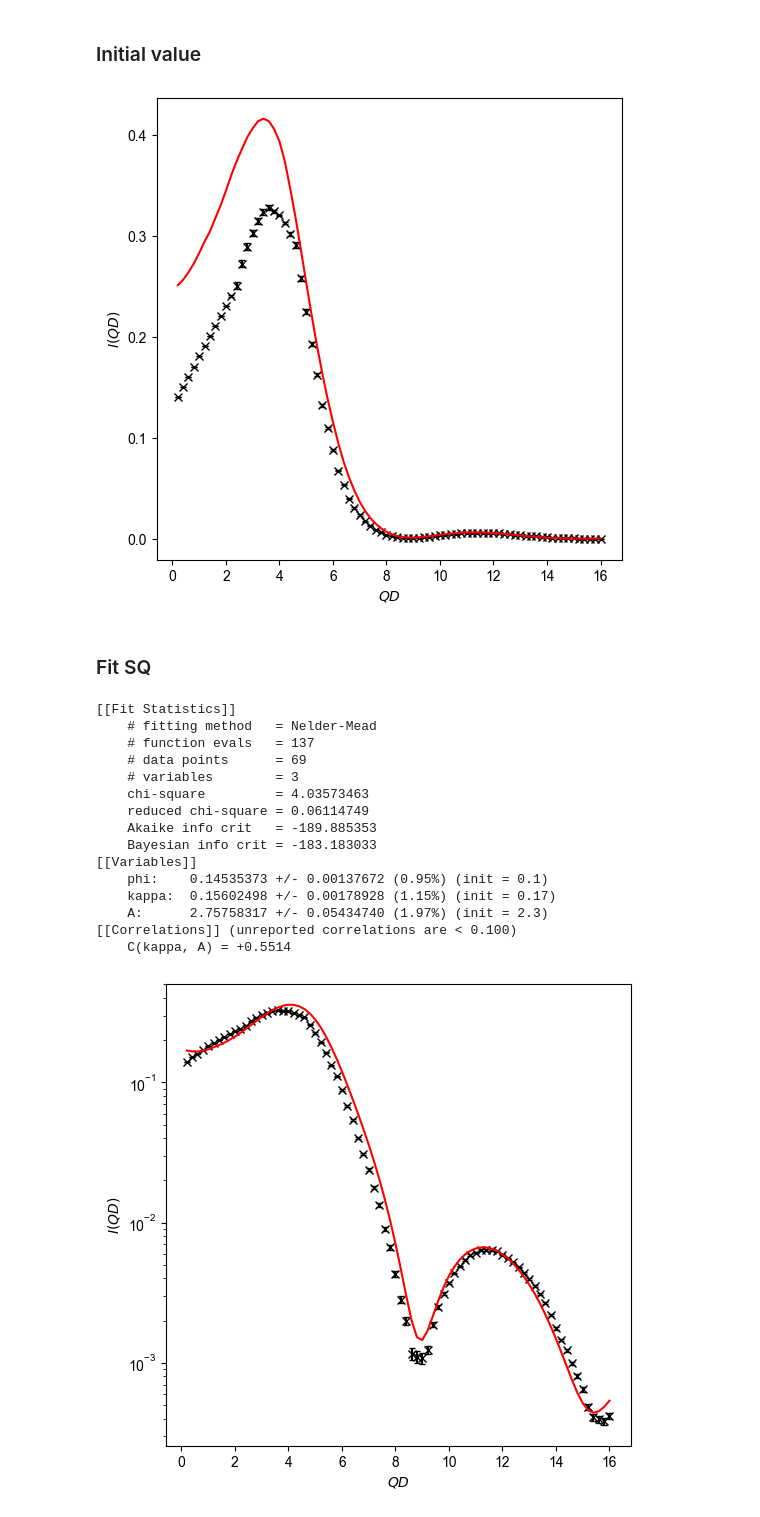
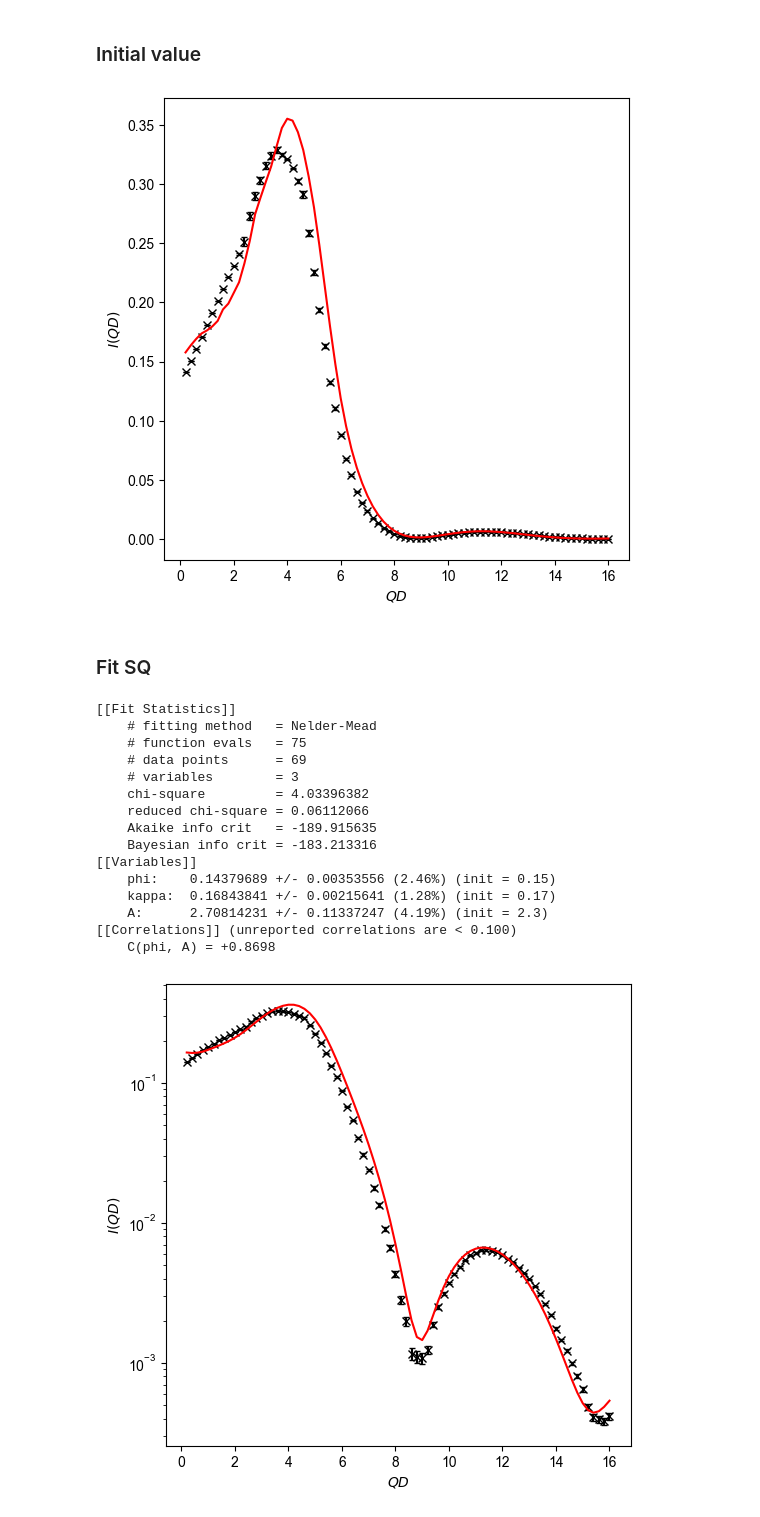
Before and after one commit to ch-tung/SQ_VAE, a Jupyter notebook: direct_param_SQ/silica/Fit_IQ_10_P_lmfit.ipynb, the cells around one changed output. Cells and saved outputs as stored; diff of their text form; code cells hidden in the pictures.

```diff
--- a/direct_param_SQ/silica/Fit_IQ_10_P_lmfit.ipynb
+++ b/direct_param_SQ/silica/Fit_IQ_10_P_lmfit.ipynb
@@ -507,8 +507,8 @@ def IQ_th(sq_func,fp):
     P = P_HS_eff(q,sigma=r_sigma, d_sigma=fp_opt_P['d_sigma'])
 
     # structure factor
-    # S = SQ_th(sq_func,fp)
-    S = savgol_filter(SQ_th(sq_func,fp), 11,2)
+    S = SQ_th(sq_func,fp)
+    S = savgol_filter(S,7,2)
 
     # I(Q)
     IQ = S*P#*fp_opt_I[0] + fp_opt_I[1]
@@ -536,6 +536,7 @@ def IQ_th_res(sq_func,fp):
 
     # structure factor
     S = SQ_th(sq_func,fp)
+    # S = savgol_filter(S, 11,2)
 
     # I(Q)
     IQ = S*P#*fp_opt_I[0] + fp_opt_I[1]
@@ -562,32 +563,32 @@ IQ_exp = IQ_rs.astype(np.float32)
 # %% [markdown]
 ### Initial value
 # %%
-fp_i =       [0.1,  0.17,   2.3,  1]
+fp_i =       [0.15,  0.17,   2.3,  1]
 fp_ubounds = (0.5,  0.5,   20,  1.1)
 fp_lbounds = (0.05, 0.05,  0.5, 0.9)
 fp_name = ['phi', 'kappa', 'A', 'r_sigma']
 
 params_S = Parameters()
 for i in range(3):
     params_S.add(fp_name[i], value=fp_i[i], min=fp_ubounds[i], max=fp_lbounds[i])
 
 # plot initial parameters
 fig = plt.figure(figsize=(6, 6))
 ax = plt.subplot(1, 1, 1)
 
 # ax.errorbar(q,IQ_rs,yerr=IQ_er_rs,fmt='k')
 ax.plot(q,IQ_rs,'xk')
 ax.errorbar(q,IQ_rs,IQ_er_rs,color='k',capsize=2,linestyle='')
 ax.plot(q,IQ_th(SQ_NN,fp_i),'-r')
 
 ax.set_xlabel(r'$QD$')
 ax.set_ylabel(r'$I(QD)$')
 
 # ax.set_xscale('log')
 # ax.set_yscale('log')
 plt.show()
 # %% [output]
-[figure, old version]
+[figure, new version]
 # %% [markdown]
 ### Fit SQ
 # %%
@@ -607,19 +608,19 @@ report_fit(result_S)
 # %% [output]
 [[Fit Statistics]]
     # fitting method   = Nelder-Mead
-    # function evals   = 137
+    # function evals   = 75
     # data points      = 69
     # variables        = 3
-    chi-square         = 4.03573463
-    reduced chi-square = 0.06114749
-    Akaike info crit   = -189.885353
-    Bayesian info crit = -183.183033
+    chi-square         = 4.03396382
+    reduced chi-square = 0.06112066
+    Akaike info crit   = -189.915635
+    Bayesian info crit = -183.213316
 [[Variables]]
-    phi:    0.14535373 +/- 0.00137672 (0.95%) (init = 0.1)
-    kappa:  0.15602498 +/- 0.00178928 (1.15%) (init = 0.17)
-    A:      2.75758317 +/- 0.05434740 (1.97%) (init = 2.3)
+    phi:    0.14379689 +/- 0.00353556 (2.46%) (init = 0.15)
+    kappa:  0.16843841 +/- 0.00215641 (1.28%) (init = 0.17)
+    A:      2.70814231 +/- 0.11337247 (4.19%) (init = 2.3)
 [[Correlations]] (unreported correlations are < 0.100)
-    C(kappa, A) = +0.5514
+    C(phi, A) = +0.8698
 # %%
 fig = plt.figure(figsize=(6, 6))
 ax = plt.subplot(1, 1, 1)
```
Also changed, not shown: parts of 2 cells of this notebook.
